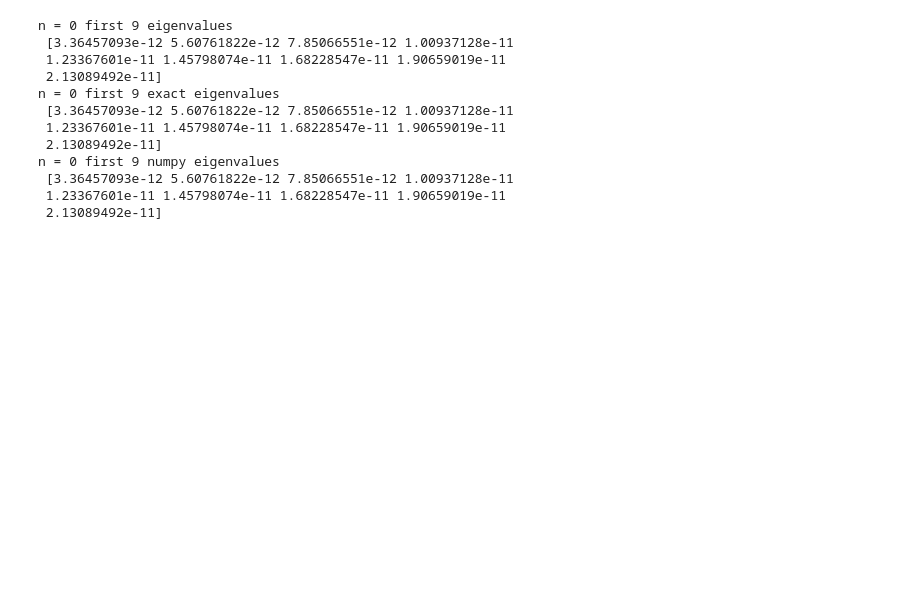
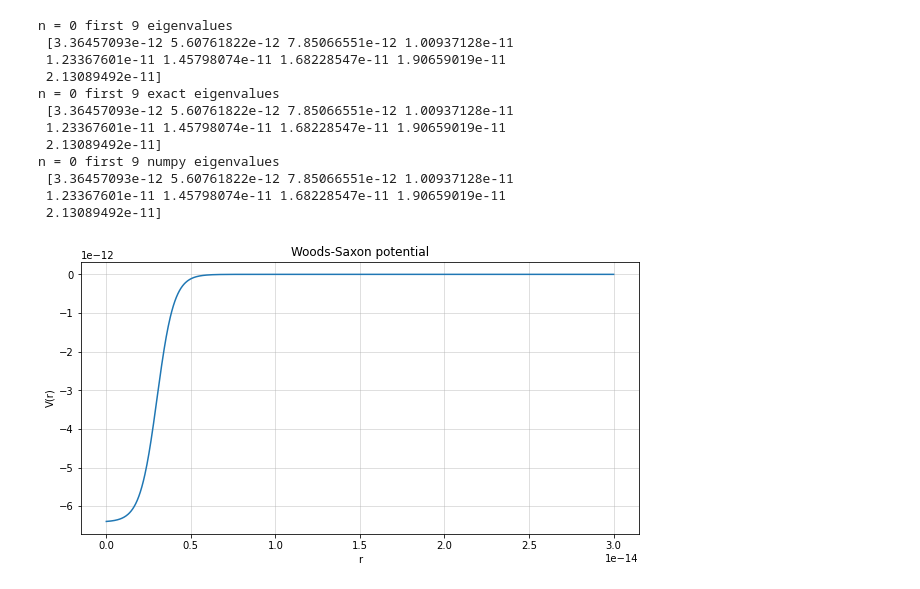
Before and after one commit to TobiLeitgeb/ComputationalPhysics_VO_code, a Jupyter notebook: main.ipynb, the cells around one changed output. Drawn from its saved outputs; the diff is of its cells as text; code cells hidden in the pictures; blank space fills up the shorter version.

Commit message:
First Woods-Sax implementation, needs cleanup

```diff
--- a/main.ipynb
+++ b/main.ipynb
@@ -514,8 +470,32 @@ n = 0 first 9 numpy eigenvalues
  1.23367601e-11 1.45798074e-11 1.68228547e-11 1.90659019e-11
  2.13089492e-11]
 # %%
+@nb.jit(nopython=True)
 def V_woods_saxon(r,R_0 = 3 * 1e-15):
     "returns the potential for a woods saxon potential with a = 1 fm and V_0 = 50 MeV"
     a = 0.5 * 1e-15 #fm
-    V_0 = - 40 * 1e6 #eV
-    return -V_0 / (1 + np.exp((r - R_0)/a))
+    V_0 = - 40 * 1e6 *eV #eV
+    return V_0 / (1 + np.exp((r - R_0)/a))
+
+r_0 = 10 * 1e-15 #m
+@nb.njit
+def integrand_scipy(r,i,i_bar,l):
+    return sp.spherical_jn(l,k_il[i_bar,l] * r) * sp.spherical_jn(l,k_il[i,l] * r) * r**2 *V_woods_saxon(r)
+
+@nb.njit
+def integrand_V(r,i,i_bar,l):
+    return J_lx(l,k_il[i_bar,l] * r) * J_lx(l,k_il[i,l] * r) * r**2 *V_woods_saxon(r)
+# %%
+R0 = 3*1e-15
+r = np.linspace(0, 1.5*R, 1000)
+
+potential_woods_saxon = np.vectorize(V_woods_saxon)(r,R_0 = 3 * 1e-15)
+fig, ax = plt.subplots(1,1,figsize = (10,5))
+fig.set_facecolor('white')
+ax.plot(r,potential_woods_saxon)
+ax.set_xlabel("r")
+ax.set_ylabel("V(r)")
+ax.set_title("Woods-Saxon potential")
+ax.grid(alpha=0.5)
+# %% [output]
+[figure, added]
```
Also changed, not shown: parts of 11 cells of this notebook.
